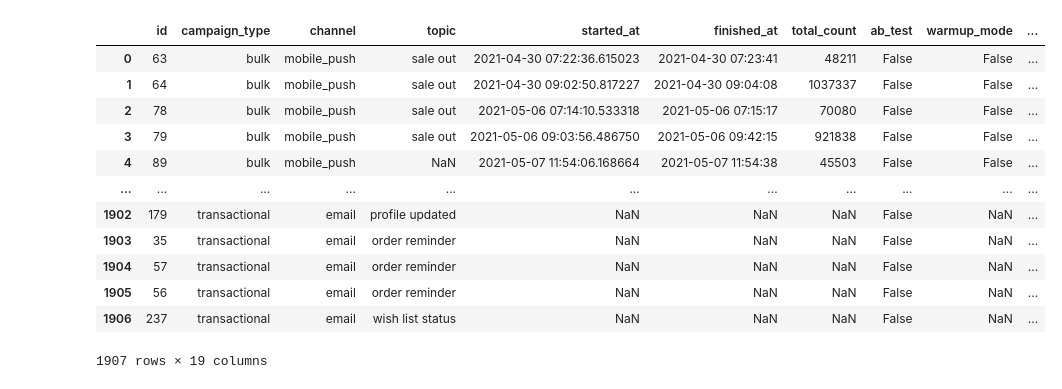
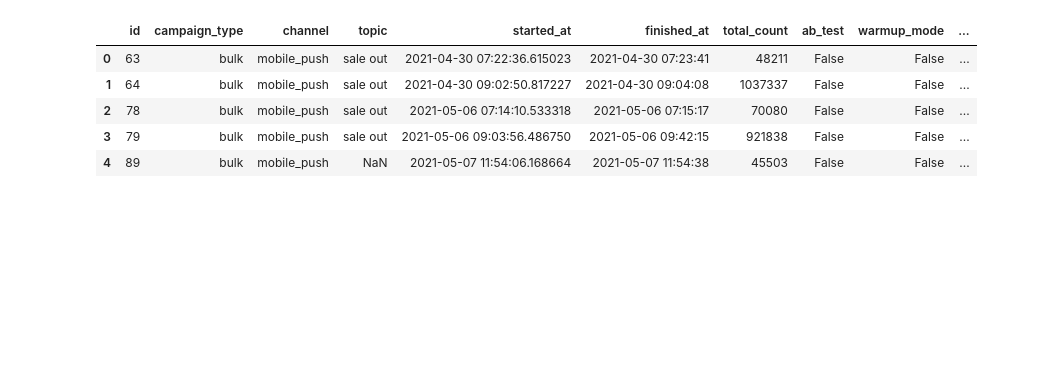
Before and after one commit to Kadaverciant/bd-2025_As2, a Jupyter notebook: scripts/clean_data.ipynb, the cells around one changed output. Saved outputs shown, nothing was run; the diff lists cells and outputs as text; code cells hidden in the pictures; blank space fills up the shorter version.

```diff
--- a/scripts/clean_data.ipynb
+++ b/scripts/clean_data.ipynb
@@ -2,43 +2,42 @@
 import numpy as np
 import pandas as pd
 import warnings
+import os
 warnings.filterwarnings('ignore')
+
+try:
+    os.makedirs("../data/postgres")
+except:
+    pass
 
 def clean_campaigns(df):
     df['total_count'] = df['total_count'].astype('object')
     df['hour_limit'] = df['hour_limit'].astype('object')
     df['subject_length'] = df['subject_length'].astype('object')
     df['position'] = df['position'].astype('object')
 
     for i, row in df.iterrows():
         if not pd.isna(row['total_count']):
             df.at[i,'total_count'] = int(row['total_count'])
         if not pd.isna(row['hour_limit']):
             df.at[i,'hour_limit'] = int(row['hour_limit'])
         if not pd.isna(row['subject_length']):
             df.at[i,'subject_length'] = int(row['subject_length'])
         if not pd.isna(row['position']):
             df.at[i,'position'] = int(row['position'])
         if pd.isna(row['ab_test']):
             df.at[i,'ab_test'] = False
 
-    df.to_csv("../data/campaigns_cleaned.csv", index=False)
+    df.to_csv("../data/postgres/campaigns.csv", index=False)
     return df
 
 campaigns_df = pd.read_csv("../data/campaigns.csv")
 campaigns_cleaned_df = clean_campaigns(campaigns_df)
-campaigns_cleaned_df
+campaigns_cleaned_df.head()
 # %% [output]
 |  | id | campaign_type | channel | topic | started_at | finished_at | total_count | ab_test | warmup_mode | ... |
 | 0 | 63 | bulk | mobile_push | sale out | 2021-04-30 07:22:36.615023 | 2021-04-30 07:23:41 | 48211 | False | False | ... |
 | 1 | 64 | bulk | mobile_push | sale out | 2021-04-30 09:02:50.817227 | 2021-04-30 09:04:08 | 1037337 | False | False | ... |
 | 2 | 78 | bulk | mobile_push | sale out | 2021-05-06 07:14:10.533318 | 2021-05-06 07:15:17 | 70080 | False | False | ... |
 | 3 | 79 | bulk | mobile_push | sale out | 2021-05-06 09:03:56.486750 | 2021-05-06 09:42:15 | 921838 | False | False | ... |
 | 4 | 89 | bulk | mobile_push | NaN | 2021-05-07 11:54:06.168664 | 2021-05-07 11:54:38 | 45503 | False | False | ... |
-| ... | ... | ... | ... | ... | ... | ... | ... | ... | ... | ... |
-| 1902 | 179 | transactional | email | profile updated | NaN | NaN | NaN | False | NaN | ... |
-| 1903 | 35 | transactional | email | order reminder | NaN | NaN | NaN | False | NaN | ... |
-| 1904 | 57 | transactional | email | order reminder | NaN | NaN | NaN | False | NaN | ... |
-| 1905 | 56 | transactional | email | order reminder | NaN | NaN | NaN | False | NaN | ... |
-| 1906 | 237 | transactional | email | wish list status | NaN | NaN | NaN | False | NaN | ... |
-1907 rows × 19 columns
```
Also changed, not shown: parts of 18 cells of this notebook, 4 other files.
